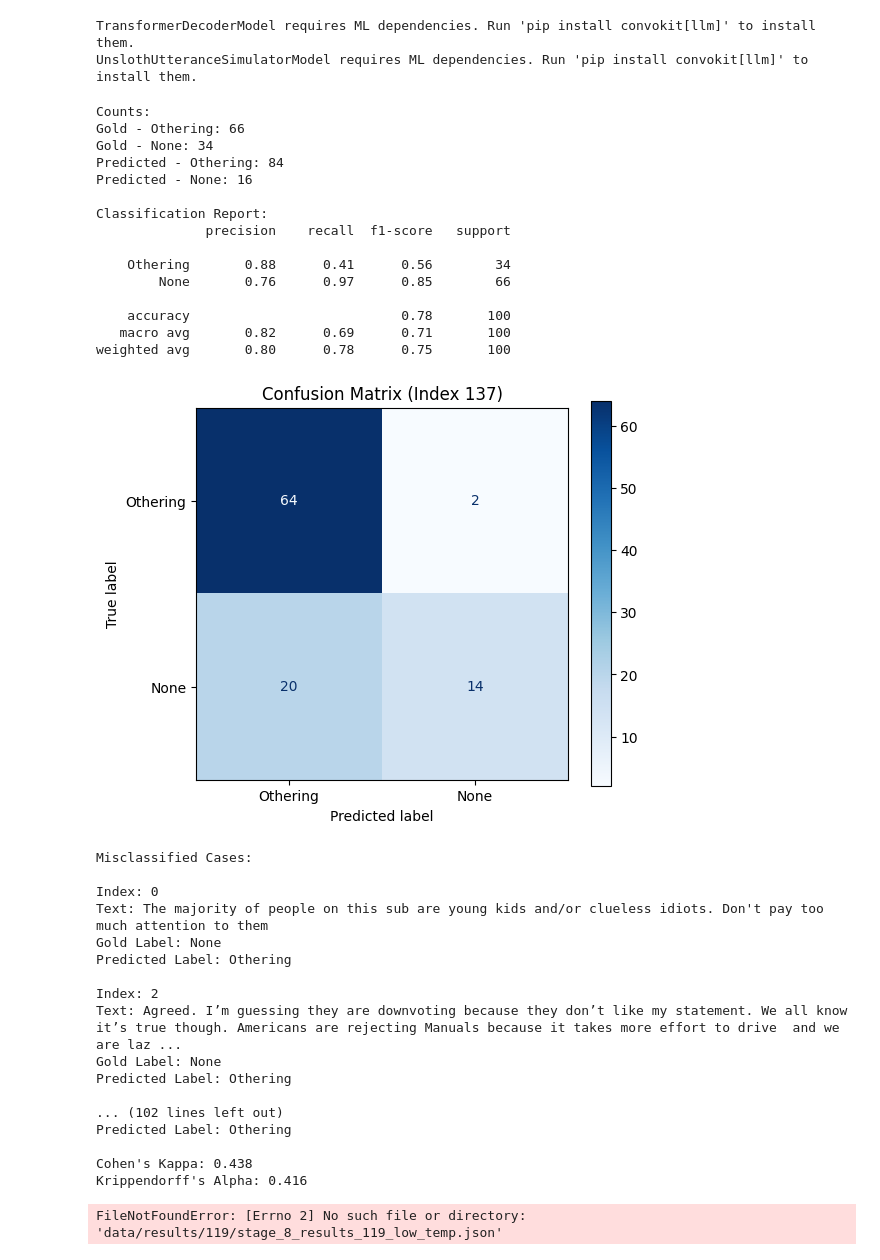
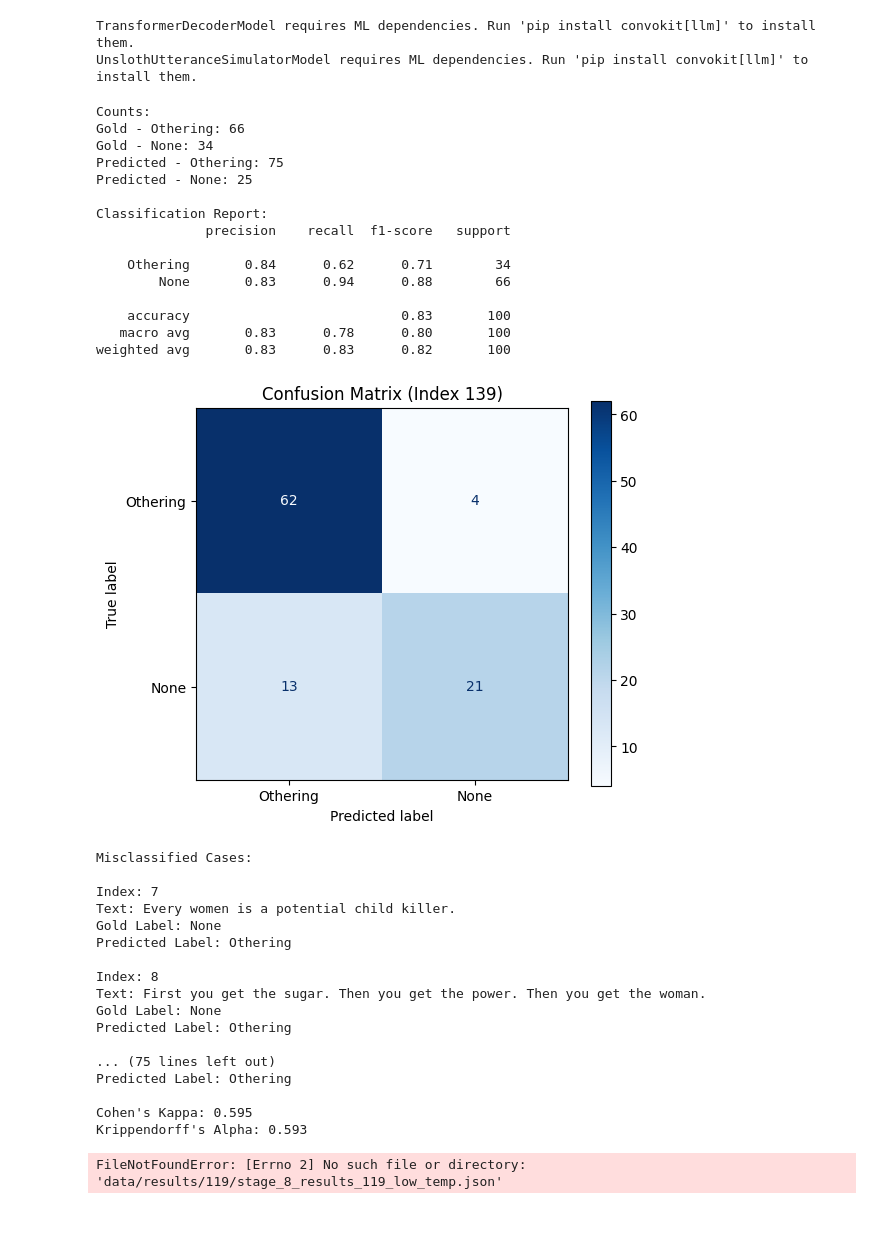
Before and after one commit to Nikolayy1/blast_othering, a Jupyter notebook: NewDataSet.ipynb, the cells around one changed output. Drawn from its saved outputs; the diff is of its cells as text; code cells hidden in the pictures; blank space fills up the shorter version.

```diff
--- a/NewDataSet.ipynb
+++ b/NewDataSet.ipynb
@@ -444,7 +444,7 @@ os.chdir(
     r"C:\Users\hofin\OneDrive - Fachhochschule St. Pölten\__BachelorThesis\blast_othering"
 )
 
-CURRENT_INDEX = 137
+CURRENT_INDEX = 139
 
 df = pd.read_excel("Annotaions_Niklas.xlsx", sheet_name="Tabelle3")
 
@@ -532,58 +532,58 @@ misclassified = [
 print("\nMisclassified Cases:")
 for idx, gold, pred in misclassified:
     text = df.iloc[idx, 0]  # assuming first column contains the text/comment
     print(f"\nIndex: {idx}")
     print(f"Text: {text}")
     print(f"Gold Label: {gold}")
     print(f"Predicted Label: {pred}")
 
 # --- Cohen's Kappa ---
 kappa = cohen_kappa_score(gold_labels, predicted_labels)
 print(f"\nCohen's Kappa: {kappa:.3f}")
 
 # --- Krippendorff's Alpha ---
 # Krippendorff expects a reliability data matrix, so we reshape labels
 # Convert "Othering" → 1, "None" → 0
 mapping = {"Othering": 1, "None": 0}
 gold_numeric = [mapping[g] for g in gold_labels]
 pred_numeric = [mapping[p] for p in predicted_labels]
 
 alpha = krippendorff.alpha(reliability_data=[gold_numeric, pred_numeric], level_of_measurement='nominal')
 print(f"Krippendorff's Alpha: {alpha:.3f}")
 # %% [output]
 Counts:
 Gold - Othering: 66
 Gold - None: 34
-Predicted - Othering: 84
-Predicted - None: 16
+Predicted - Othering: 75
+Predicted - None: 25
 
 Classification Report:
               precision    recall  f1-score   support
 
-    Othering       0.88      0.41      0.56        34
-        None       0.76      0.97      0.85        66
+    Othering       0.84      0.62      0.71        34
+        None       0.83      0.94      0.88        66
 
-    accuracy                           0.78       100
-   macro avg       0.82      0.69      0.71       100
-weighted avg       0.80      0.78      0.75       100
+    accuracy                           0.83       100
+   macro avg       0.83      0.78      0.80       100
+weighted avg       0.83      0.83      0.82       100
-[figure, old version]
+[figure, new version]
 Misclassified Cases:
 
-Index: 0
-Text: The majority of people on this sub are young kids and/or clueless idiots. Don't pay too much attention to them
+Index: 7
+Text: Every women is a potential child killer.
 Gold Label: None
 Predicted Label: Othering
 
-Index: 2
-Text: Agreed. I’m guessing they are downvoting because they don’t like my statement. We all know it’s true though. Americans are rejecting Manuals because it takes more effort to drive  and we are laz ...
+Index: 8
+Text: First you get the sugar. Then you get the power. Then you get the woman.
 Gold Label: None
 Predicted Label: Othering
 
-... (102 lines left out)
+... (75 lines left out)
 Predicted Label: Othering
 
-Cohen's Kappa: 0.438
-Krippendorff's Alpha: 0.416
+Cohen's Kappa: 0.595
+Krippendorff's Alpha: 0.593
 # %%
 import json
 from collections import Counter
```
Also changed, not shown: 1 other file.
